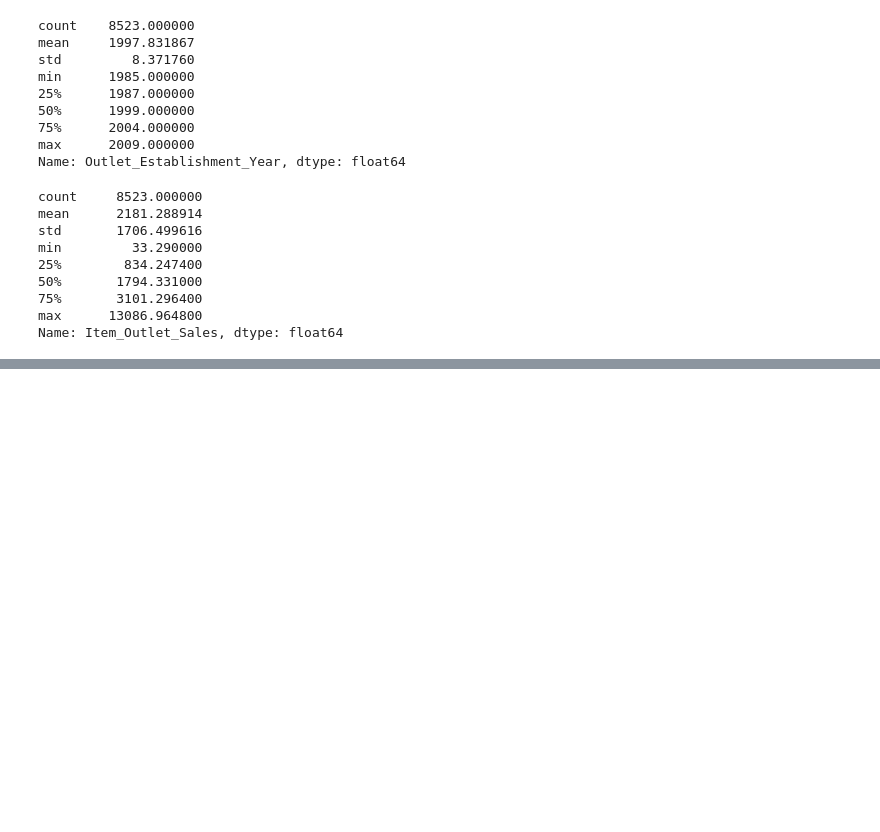
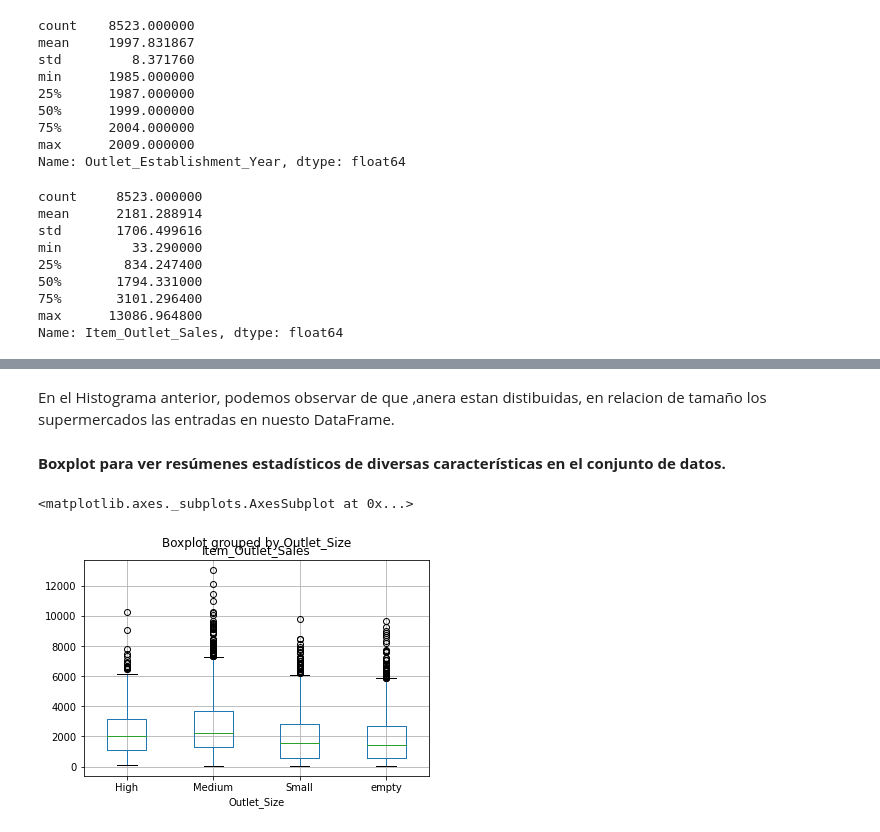
Before and after one commit to juancamilo9/predicciones-ventas, a Jupyter notebook: base.ipynb, the cells around one changed output, grey strips where cells are left out. Drawn from its saved outputs; the diff is of its cells as text; code cells hidden in the pictures; blank space fills up the shorter version.

```diff
--- a/base.ipynb
+++ b/base.ipynb
@@ -344,0 +361,9 @@ Name: Item_Outlet_Sales, dtype: float64
+# %% [markdown]
+En el Histograma anterior, podemos observar de que ,anera estan distibuidas, en relacion de tamaño los supermercados las entradas en nuesto DataFrame.
+# %% [markdown]
+**Boxplot para ver resúmenes estadísticos de diversas características en el conjunto de datos.**
+# %%
+df.boxplot(column = 'Item_Outlet_Sales', by = 'Outlet_Size')
+# %% [output]
+<matplotlib.axes._subplots.AxesSubplot at 0x...>
+[figure, added]
```
Also changed, not shown: parts of 11 cells of this notebook.
